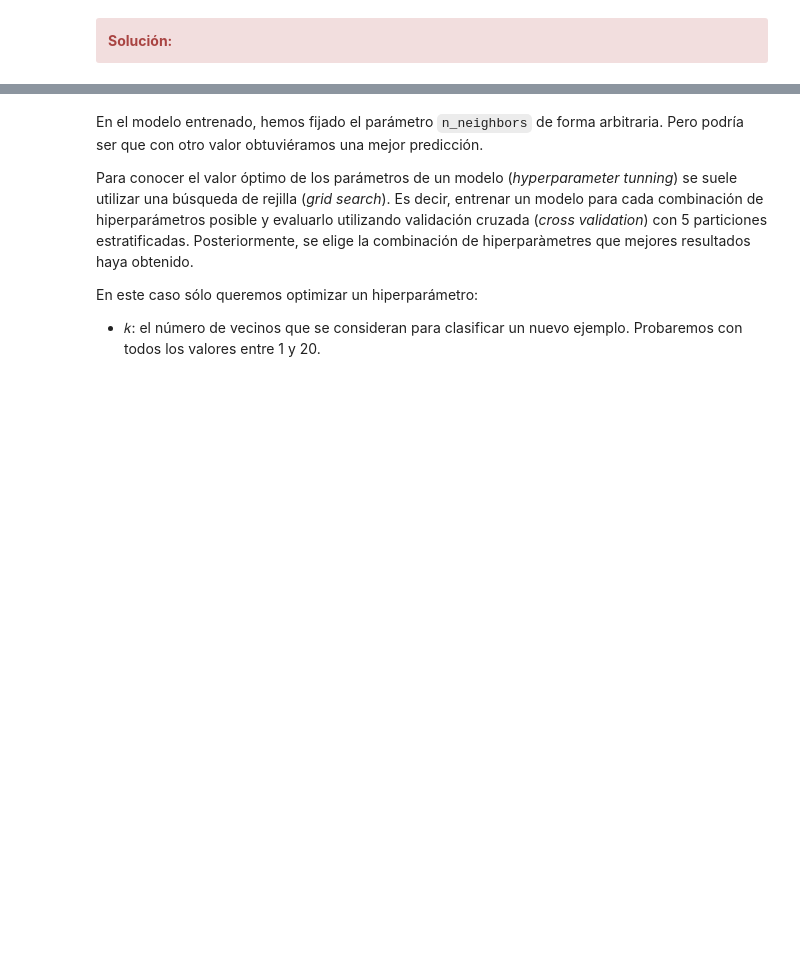
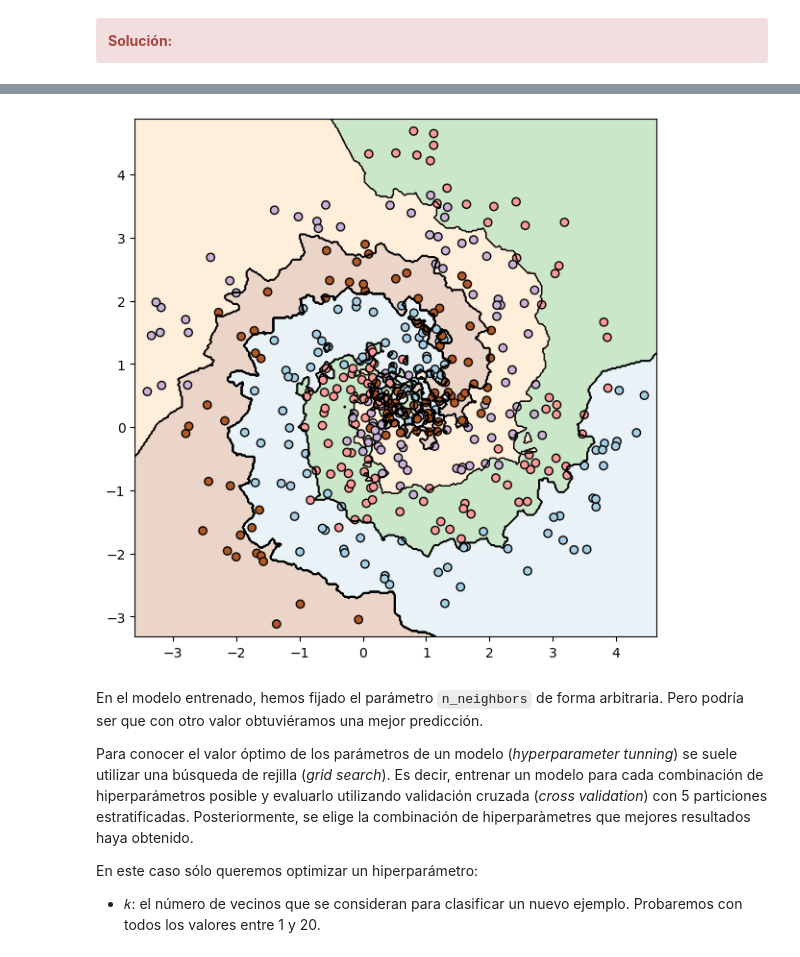
Before and after one commit to JDS1975/M-todos-supervisados, a Jupyter notebook: 20222_M2_855_PEC3_Enunciado.ipynb, the cells around one changed output, grey strips where cells are left out. Cells and saved outputs as stored; diff of their text form; code cells hidden in the pictures; blank space fills up the shorter version.

```diff
--- a/20222_M2_855_PEC3_Enunciado.ipynb
+++ b/20222_M2_855_PEC3_Enunciado.ipynb
@@ -376,3 +391,7 @@ warnings.filterwarnings('ignore', message='^.*will change.*$', category=FutureWa
+# %%
+plot_decision_boundary(model,X_test,y_test)
+# %% [output]
+[figure, added]
 # %% [markdown]
 En el modelo entrenado, hemos fijado el parámetro `n_neighbors` de forma arbitraria. Pero podría ser que con otro valor obtuviéramos una mejor predicción.
 
```
Also changed, not shown: parts of 4 cells of this notebook.
